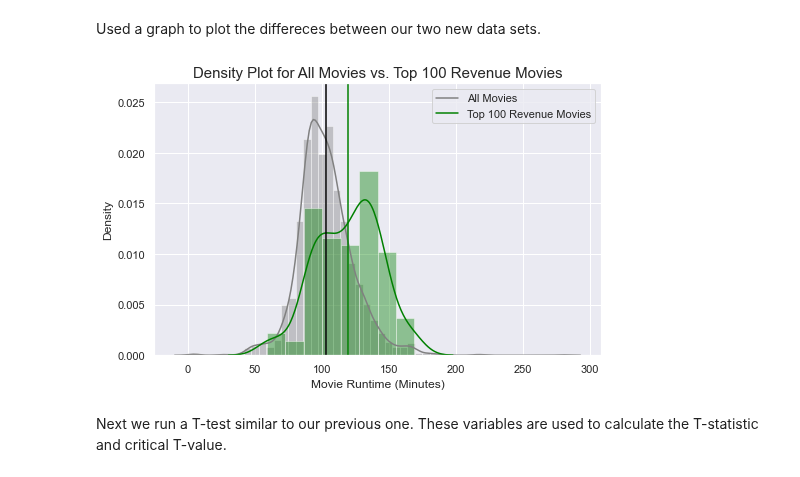
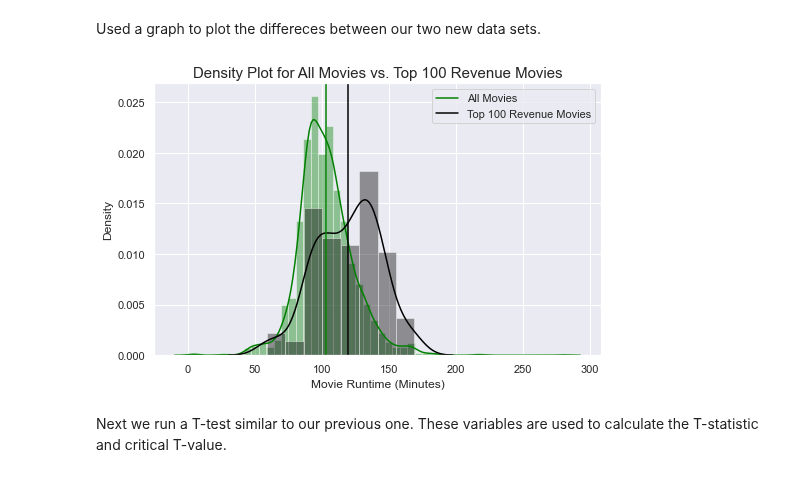
Before and after one commit to reboyce/Gilbert-Team-Repo, a Jupyter notebook: Notebooks/Final Notebook.ipynb, the cells around one changed output. Cells and saved outputs as stored; diff of their text form; code cells hidden in the pictures.

```diff
--- a/Notebooks/Final Notebook.ipynb
+++ b/Notebooks/Final Notebook.ipynb
@@ -251,15 +255,15 @@ Null and Alt Hypothesis:
 # %% [markdown]
 Used a graph to plot the differeces between our two new data sets.
 # %%
-sns.distplot(rev_movies, color='Grey')
-sns.distplot(top_100_runtime, color='Green')
+sns.distplot(rev_movies, color='Green')
+sns.distplot(top_100_runtime, color='Black')
 plt.xlabel("Movie Runtime (Minutes)", size=12)
 plt.title("Density Plot for All Movies vs. Top 100 Revenue Movies", size=15)
-plt.axvline(x=top_100_runtime.mean(), color='Green')
-plt.axvline(x=rev_movies.mean(), color='Black')
+plt.axvline(x=top_100_runtime.mean(), color='Black')
+plt.axvline(x=rev_movies.mean(), color='Green')
 plt.legend(labels=(['All Movies','Top 100 Revenue Movies']));
 # %% [output]
-[figure, old version]
+[figure, new version]
 # %% [markdown]
 Next we run a T-test similar to our previous one. These variables are used to calculate the T-statistic and critical T-value.
 # %%
```
Also changed, not shown: parts of 36 cells of this notebook.
